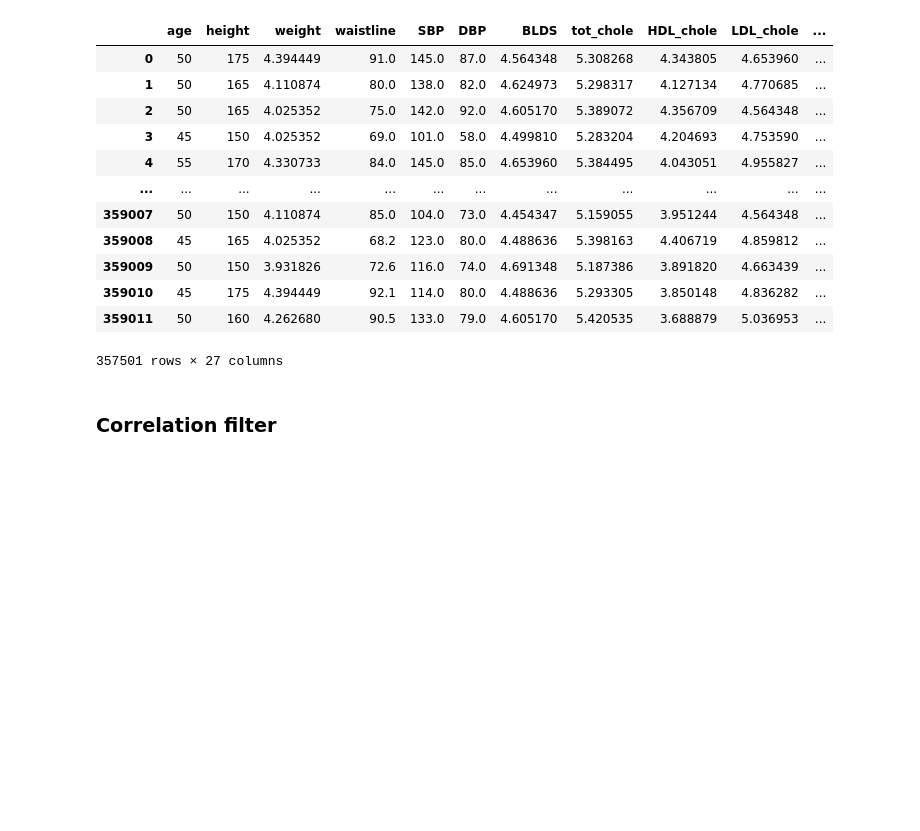
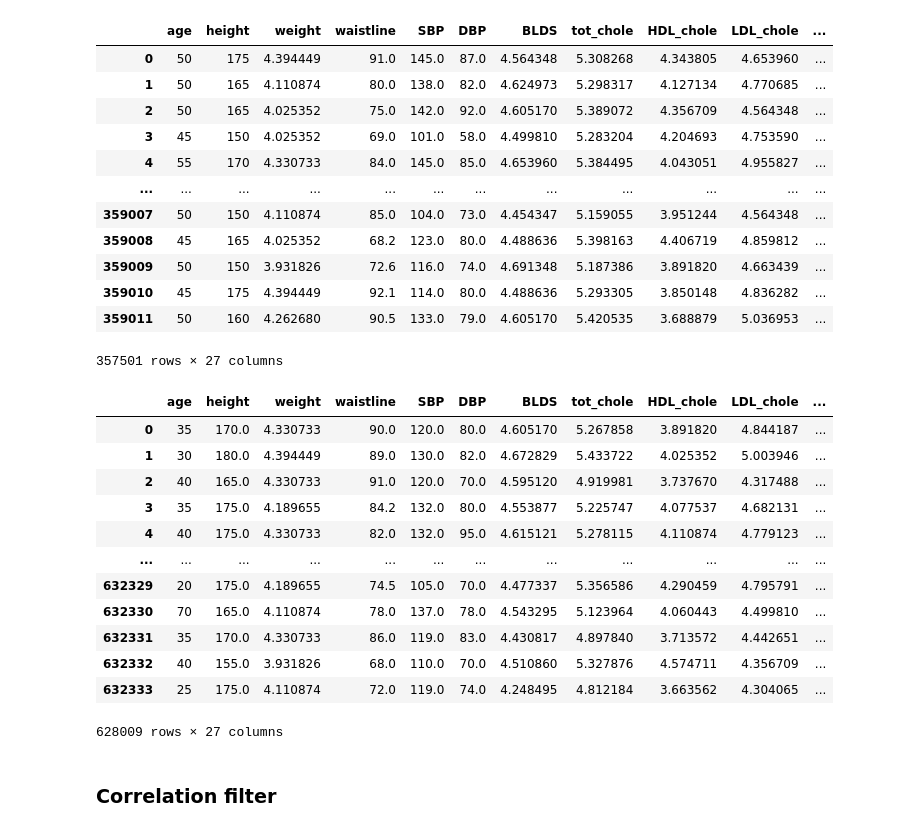
Before and after one commit to johngothe/datadrevet-ex-1, a Jupyter notebook: ex3.ipynb, the cells around one changed output. Cells and saved outputs as stored; diff of their text form; code cells hidden in the pictures; blank space fills up the shorter version.

```diff
--- a/ex3.ipynb
+++ b/ex3.ipynb
@@ -71,6 +72,7 @@ memory usage: 65.7+ MB
 print(df.isnull().sum())
 # No null values but if there were a few we would drop them
 df = df.dropna()
+largeset = largeset.dropna()
 # %% [output]
 sex                 0
 age                 0
@@ -304,21 +428,25 @@ df_clean['hearing_avg'] = (df_clean['hear_left'] + df_clean['hear_right']) / 2
 # %% [markdown]
 Data Transformation
 # %%
-# Make a copy to avoid changing the original dataset
-df_encoded = df_clean.copy()
-df_encoded.drop(columns=['hear_left','hear_right','sight_left','sight_right'], inplace=True)
+def encode_df(df_clean):
+    # Make a copy to avoid changing the original dataset
+    df_encoded = df_clean.copy()
+    df_encoded.drop(columns=['hear_left','hear_right','sight_left','sight_right'], inplace=True)
 
-# Ordinal encoding: urine_protein (1 to 6 is ordered)
-df_encoded["urine_protein"] = df_encoded["urine_protein"].astype(int)
+    # Ordinal encoding: urine_protein (1 to 6 is ordered)
+    df_encoded["urine_protein"] = df_encoded["urine_protein"].astype(int)
 
-# One-hot encoding for nominal variables
-nominal_vars = ["sex", "SMK_stat_type_cd", "DRK_YN"]
+    # One-hot encoding for nominal variables
+    nominal_vars = ["sex", "SMK_stat_type_cd", "DRK_YN"]
 
-df_encoded = pd.get_dummies(df_encoded, columns=nominal_vars, drop_first=True)
+    df_encoded = pd.get_dummies(df_encoded, columns=nominal_vars, drop_first=True)
 
-# Show only the newly created encoded columns
-encoded_cols = [col for col in df_encoded.columns if any(var in col for var in nominal_vars)] + ["urine_protein"]
-print(df_encoded[encoded_cols].head())
+    # Show only the newly created encoded columns
+    encoded_cols = [col for col in df_encoded.columns if any(var in col for var in nominal_vars)] + ["urine_protein"]
+    print(df_encoded[encoded_cols].head())
+    return df_encoded
+df_encoded = encode_df(df_clean)
+largeset_encoded = encode_df(largeset_clean)
 # %% [output]
    sex_Male  SMK_stat_type_cd_2.0  SMK_stat_type_cd_3.0  DRK_YN_Y  \
 0         1                     0                     0         0
@@ -420,6 +552,22 @@ df_encoded
 | 359010 | 45 | 175 | 4.394449 | 92.1 | 114.0 | 80.0 | 4.488636 | 5.293305 | 3.850148 | 4.836282 | ... |
 | 359011 | 50 | 160 | 4.262680 | 90.5 | 133.0 | 79.0 | 4.605170 | 5.420535 | 3.688879 | 5.036953 | ... |
 357501 rows × 27 columns
+# %%
+largeset_encoded
+# %% [output]
+|  | age | height | weight | waistline | SBP | DBP | BLDS | tot_chole | HDL_chole | LDL_chole | ... |
+| 0 | 35 | 170.0 | 4.330733 | 90.0 | 120.0 | 80.0 | 4.605170 | 5.267858 | 3.891820 | 4.844187 | ... |
+| 1 | 30 | 180.0 | 4.394449 | 89.0 | 130.0 | 82.0 | 4.672829 | 5.433722 | 4.025352 | 5.003946 | ... |
+| 2 | 40 | 165.0 | 4.330733 | 91.0 | 120.0 | 70.0 | 4.595120 | 4.919981 | 3.737670 | 4.317488 | ... |
+| 3 | 35 | 175.0 | 4.189655 | 84.2 | 132.0 | 80.0 | 4.553877 | 5.225747 | 4.077537 | 4.682131 | ... |
+| 4 | 40 | 175.0 | 4.330733 | 82.0 | 132.0 | 95.0 | 4.615121 | 5.278115 | 4.110874 | 4.779123 | ... |
+| ... | ... | ... | ... | ... | ... | ... | ... | ... | ... | ... | ... |
+| 632329 | 20 | 175.0 | 4.189655 | 74.5 | 105.0 | 70.0 | 4.477337 | 5.356586 | 4.290459 | 4.795791 | ... |
+| 632330 | 70 | 165.0 | 4.110874 | 78.0 | 137.0 | 78.0 | 4.543295 | 5.123964 | 4.060443 | 4.499810 | ... |
+| 632331 | 35 | 170.0 | 4.330733 | 86.0 | 119.0 | 83.0 | 4.430817 | 4.897840 | 3.713572 | 4.442651 | ... |
+| 632332 | 40 | 155.0 | 3.931826 | 68.0 | 110.0 | 70.0 | 4.510860 | 5.327876 | 4.574711 | 4.356709 | ... |
+| 632333 | 25 | 175.0 | 4.110874 | 72.0 | 119.0 | 74.0 | 4.248495 | 4.812184 | 3.663562 | 4.304065 | ... |
+628009 rows × 27 columns
 # %% [markdown]
 ### Correlation filter
 # %%
```
Also changed, not shown: parts of 31 cells of this notebook.
